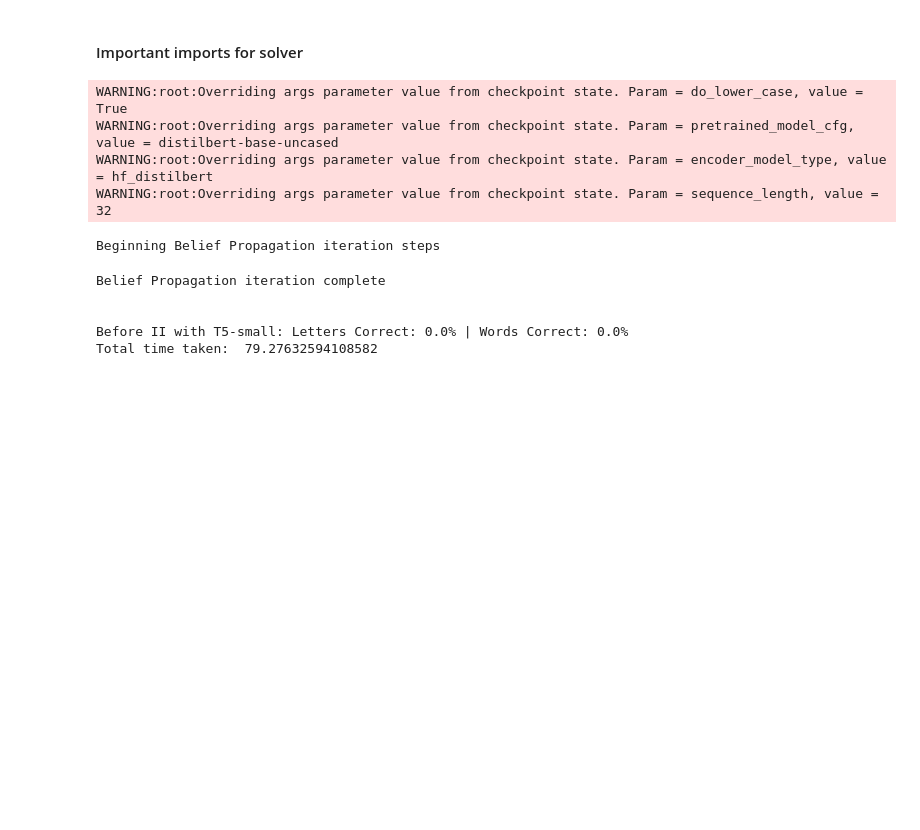
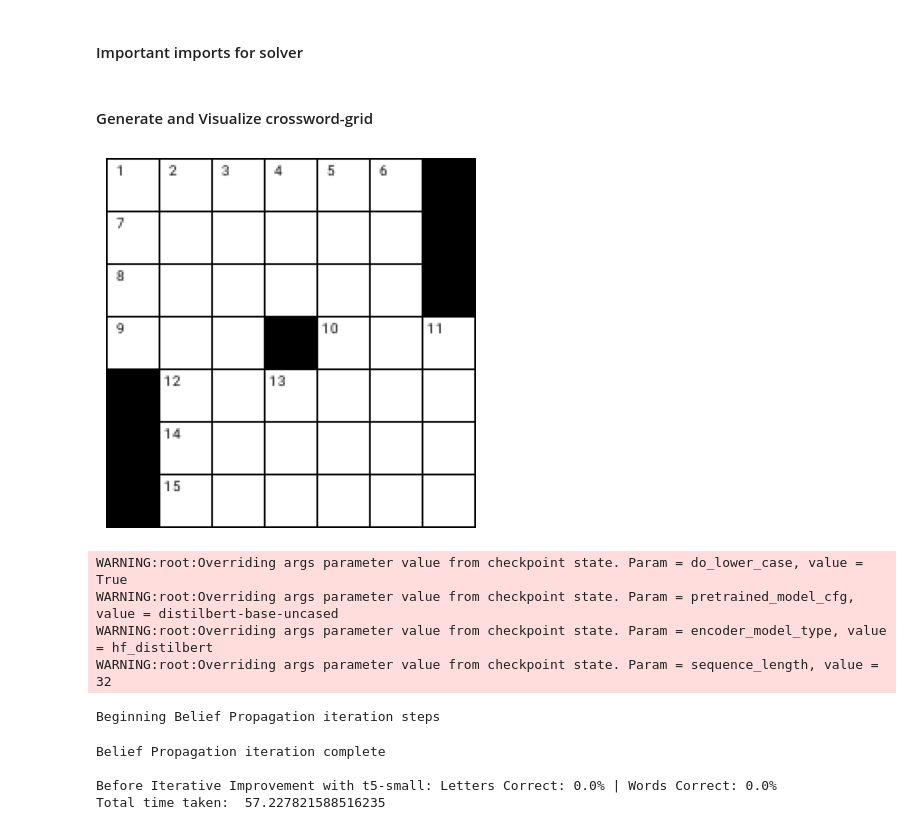
Before and after one commit to prajeshshrestha/Crossword-Generator, a Jupyter notebook: Grid_answer_clue_pair_generator_Approach_2.ipynb, the cells around one changed output. Cells and saved outputs as stored; diff of their text form; code cells hidden in the pictures; blank space fills up the shorter version.

Commit message:
Update approach_2 with empty grid-filled grid-across & down clues

```diff
--- a/Grid_answer_clue_pair_generator_Approach_2.ipynb
+++ b/Grid_answer_clue_pair_generator_Approach_2.ipynb
@@ -190 +201,3 @@ def solve(crossword, m_path, a_path, d_path, r_path, reranker_m_type, max_candid
     return solution
+# %% [markdown]
+#### Generate and Visualize crossword-grid
@@ -191,10 +247,18 @@ def solve(crossword, m_path, a_path, d_path, r_path, reranker_m_type, max_candid
+# %%
+from grid_generator import generate_grid
+
+grid_img_array, json_data = generate_grid(grid_size = 7, return_grid = True)
+plt.imshow(grid_img_array)
+plt.axis('off')
+plt.show()
+# %% [output]
+[figure, added]
 # %%
-json_puzzle_path = "/content/crossword_json_15x15_2.json"
-puzzle = json_CA_json_converter(json_puzzle_path, True)
+puzzle = json_CA_json_converter(json_data, False)
 
 crossword = Crossword(puzzle)
 start_t = time.time()
-output = solve(crossword, model_path, ans_path, dense_embd_path, reranker_path, "t5-small", 50000, 0.5)
+output = solve(crossword, model_path, ans_path, dense_embd_path, reranker_path, "t5-small", 60000, 0.5)
 end_t = time.time()
 
 print("Total time taken: ", end_t - start_t)
@@ -206,9 +270,8 @@ WARNING:root:Overriding args parameter value from checkpoint state. Param = sequ
 Beginning Belief Propagation iteration steps
 Belief Propagation iteration complete
 
-
-Before II with T5-small: Letters Correct: 0.0% | Words Correct: 0.0%
-Total time taken:  79.27632594108582
+Before Iterative Improvement with t5-small: Letters Correct: 0.0% | Words Correct: 0.0%
+Total time taken:  57.227821588516235
 # %%
 first_pass_grid = output['first pass model']['grid']
 # second_pass_grid = output['second pass model']['all grids'][0]
```
Also changed, not shown: parts of 17 cells of this notebook.
